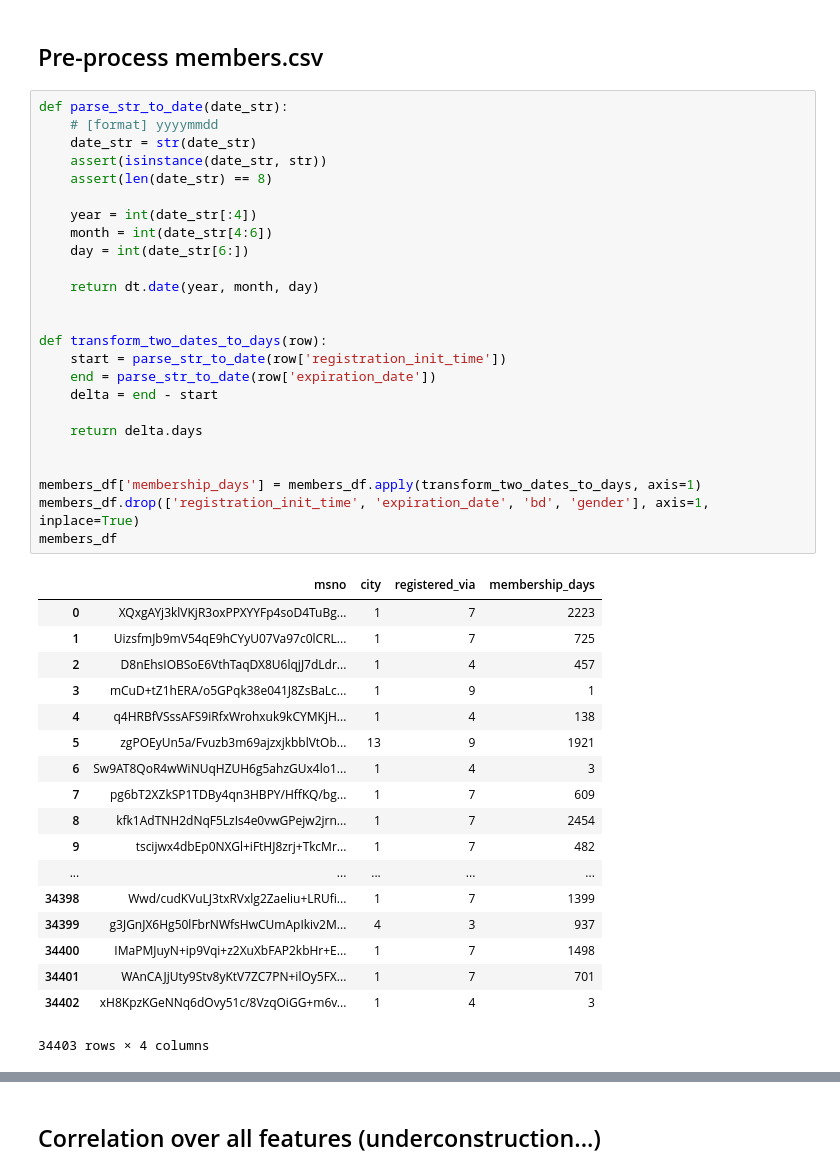
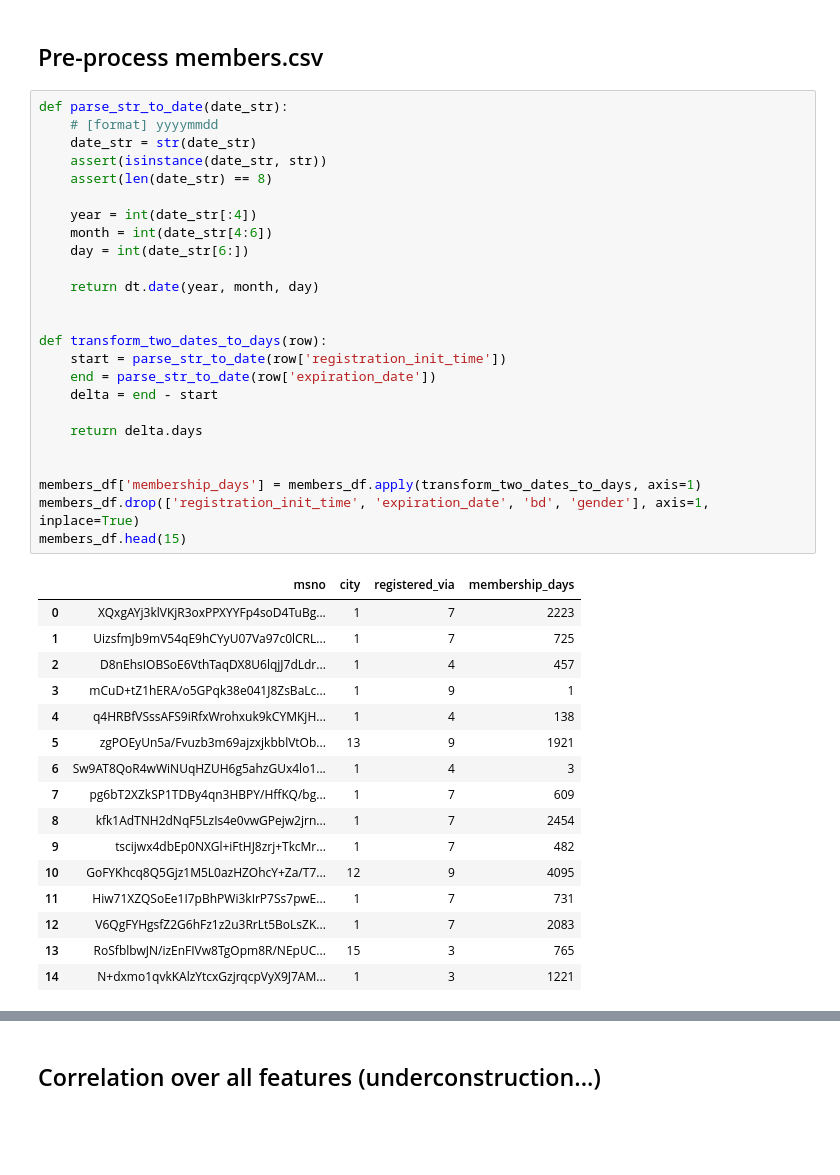
Before and after one commit to dsmilab/WSDM2018-KKBox-MRC, a Jupyter notebook: prepro.ipynb, the cells around one changed output, grey strips where cells are left out. Saved outputs shown, nothing was run; the diff lists cells and outputs as text; blank space fills up the shorter version.

```diff
--- a/prepro.ipynb
+++ b/prepro.ipynb
@@ -39,38 +32,36 @@ def parse_str_to_date(date_str):
 
     year = int(date_str[:4])
     month = int(date_str[4:6])
     day = int(date_str[6:])
 
     return dt.date(year, month, day)
 
 
 def transform_two_dates_to_days(row):
     start = parse_str_to_date(row['registration_init_time'])
     end = parse_str_to_date(row['expiration_date'])
     delta = end - start
 
     return delta.days
 
 
 members_df['membership_days'] = members_df.apply(transform_two_dates_to_days, axis=1)
 members_df.drop(['registration_init_time', 'expiration_date', 'bd', 'gender'], axis=1, inplace=True)
-members_df
+members_df.head(15)
 # %% [output]
 |  | msno | city | registered_via | membership_days |
 | 0 | XQxgAYj3klVKjR3oxPPXYYFp4soD4TuBg... | 1 | 7 | 2223 |
 | 1 | UizsfmJb9mV54qE9hCYyU07Va97c0lCRL... | 1 | 7 | 725 |
 | 2 | D8nEhsIOBSoE6VthTaqDX8U6lqjJ7dLdr... | 1 | 4 | 457 |
 | 3 | mCuD+tZ1hERA/o5GPqk38e041J8ZsBaLc... | 1 | 9 | 1 |
 | 4 | q4HRBfVSssAFS9iRfxWrohxuk9kCYMKjH... | 1 | 4 | 138 |
 | 5 | zgPOEyUn5a/Fvuzb3m69ajzxjkbblVtOb... | 13 | 9 | 1921 |
 | 6 | Sw9AT8QoR4wWiNUqHZUH6g5ahzGUx4lo1... | 1 | 4 | 3 |
 | 7 | pg6bT2XZkSP1TDBy4qn3HBPY/HffKQ/bg... | 1 | 7 | 609 |
 | 8 | kfk1AdTNH2dNqF5LzIs4e0vwGPejw2jrn... | 1 | 7 | 2454 |
 | 9 | tscijwx4dbEp0NXGl+iFtHJ8zrj+TkcMr... | 1 | 7 | 482 |
-| ... | ... | ... | ... | ... |
-| 34398 | Wwd/cudKVuLJ3txRVxlg2Zaeliu+LRUfi... | 1 | 7 | 1399 |
-| 34399 | g3JGnJX6Hg50lFbrNWfsHwCUmApIkiv2M... | 4 | 3 | 937 |
-| 34400 | IMaPMJuyN+ip9Vqi+z2XuXbFAP2kbHr+E... | 1 | 7 | 1498 |
-| 34401 | WAnCAJjUty9Stv8yKtV7ZC7PN+ilOy5FX... | 1 | 7 | 701 |
-| 34402 | xH8KpzKGeNNq6dOvy51c/8VzqOiGG+m6v... | 1 | 4 | 3 |
+| 10 | GoFYKhcq8Q5Gjz1M5L0azHZOhcY+Za/T7... | 12 | 9 | 4095 |
+| 11 | Hiw71XZQSoEe1I7pBhPWi3kIrP7Ss7pwE... | 1 | 7 | 731 |
+| 12 | V6QgFYHgsfZ2G6hFz1z2u3RrLt5BoLsZK... | 1 | 7 | 2083 |
+| 13 | RoSfblbwJN/izEnFIVw8TgOpm8R/NEpUC... | 15 | 3 | 765 |
+| 14 | N+dxmo1qvkKAlzYtcxGzjrqcpVyX9J7AM... | 1 | 3 | 1221 |
-34403 rows × 4 columns
```
Also changed, not shown: parts of 9 cells of this notebook, 6 other files.
